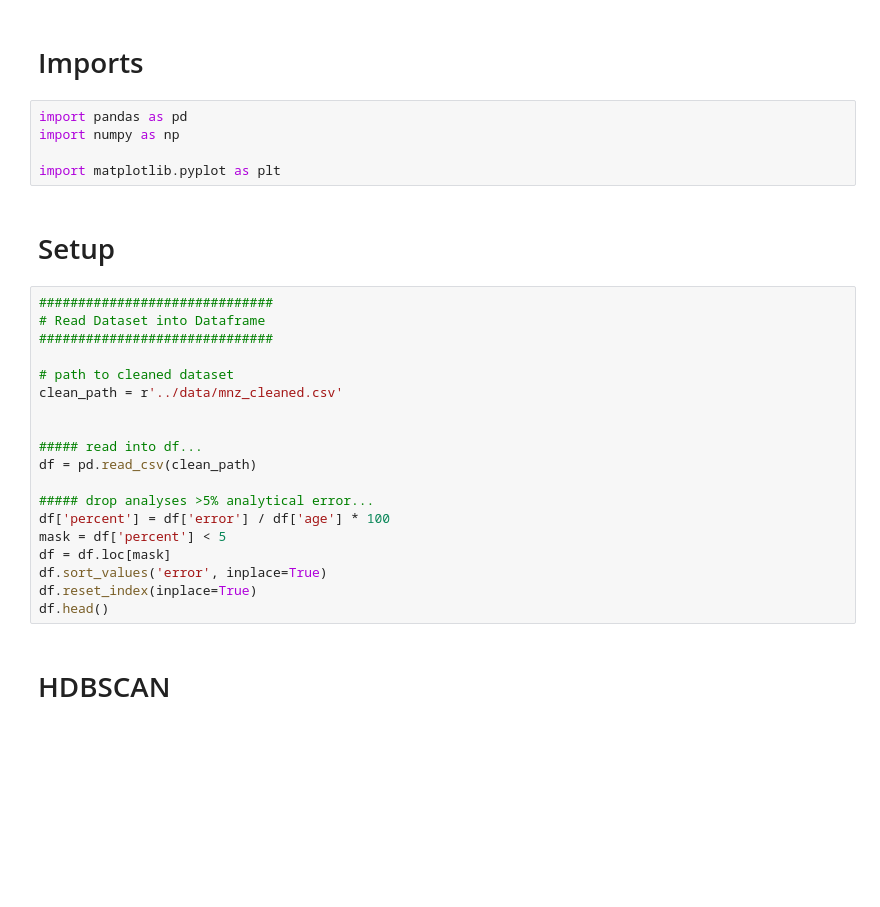
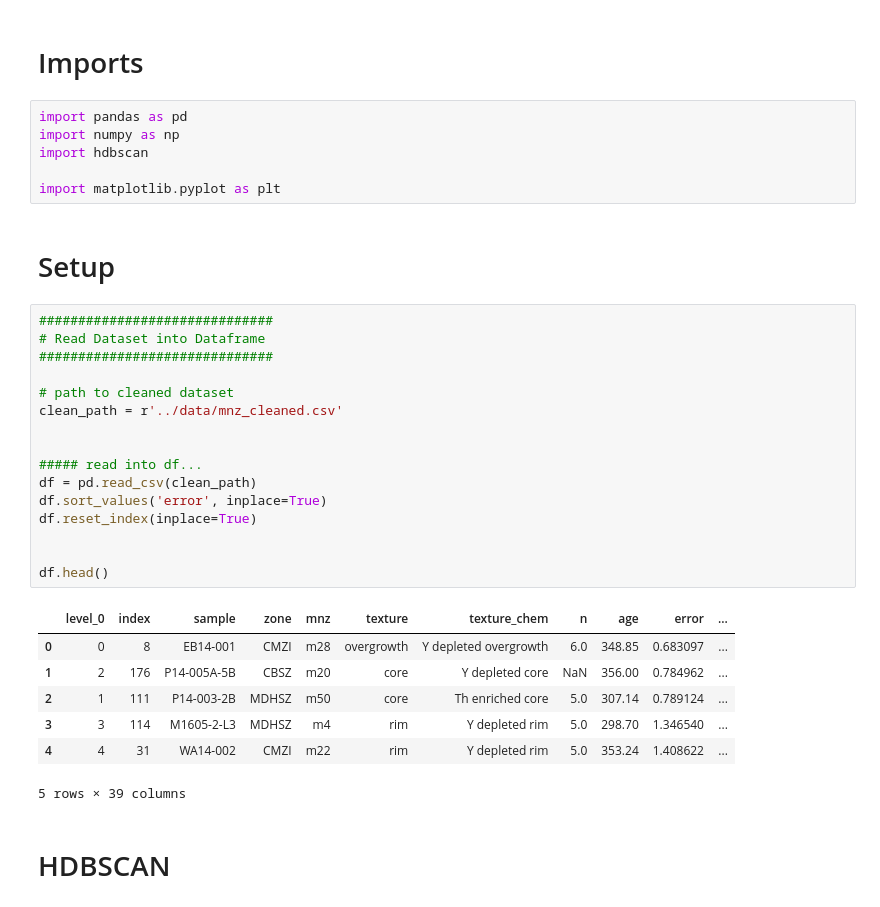
Before and after one commit to masseygeo/monazite-age-clustering, a Jupyter notebook: code/hdbscan.ipynb, the cells around one changed output. Cells and saved outputs as stored; diff of their text form; blank space fills up the shorter version.

```diff
--- a/code/hdbscan.ipynb
+++ b/code/hdbscan.ipynb
@@ -3,6 +3,7 @@
 # %%
 import pandas as pd
 import numpy as np
+import hdbscan
 
 import matplotlib.pyplot as plt
 # %% [markdown]
@@ -10,21 +11,26 @@ import matplotlib.pyplot as plt
 # %%
 ##############################
 # Read Dataset into Dataframe
 ##############################
 
 # path to cleaned dataset
 clean_path = r'../data/mnz_cleaned.csv'
 
 
 ##### read into df...
 df = pd.read_csv(clean_path)
-
-##### drop analyses >5% analytical error...
-df['percent'] = df['error'] / df['age'] * 100
-mask = df['percent'] < 5
-df = df.loc[mask]
 df.sort_values('error', inplace=True)
 df.reset_index(inplace=True)
+
+
 df.head()
+# %% [output]
+|  | level_0 | index | sample | zone | mnz | texture | texture_chem | n | age | error | ... |
+| 0 | 0 | 8 | EB14-001 | CMZI | m28 | overgrowth | Y depleted overgrowth | 6.0 | 348.85 | 0.683097 | ... |
+| 1 | 2 | 176 | P14-005A-5B | CBSZ | m20 | core | Y depleted core | NaN | 356.00 | 0.784962 | ... |
+| 2 | 1 | 111 | P14-003-2B | MDHSZ | m50 | core | Th enriched core | 5.0 | 307.14 | 0.789124 | ... |
+| 3 | 3 | 114 | M1605-2-L3 | MDHSZ | m4 | rim | Y depleted rim | 5.0 | 298.70 | 1.346540 | ... |
+| 4 | 4 | 31 | WA14-002 | CMZI | m22 | rim | Y depleted rim | 5.0 | 353.24 | 1.408622 | ... |
+5 rows × 39 columns
 # %% [markdown]
 # HDBSCAN
```
Also changed, not shown: 6 other files.
